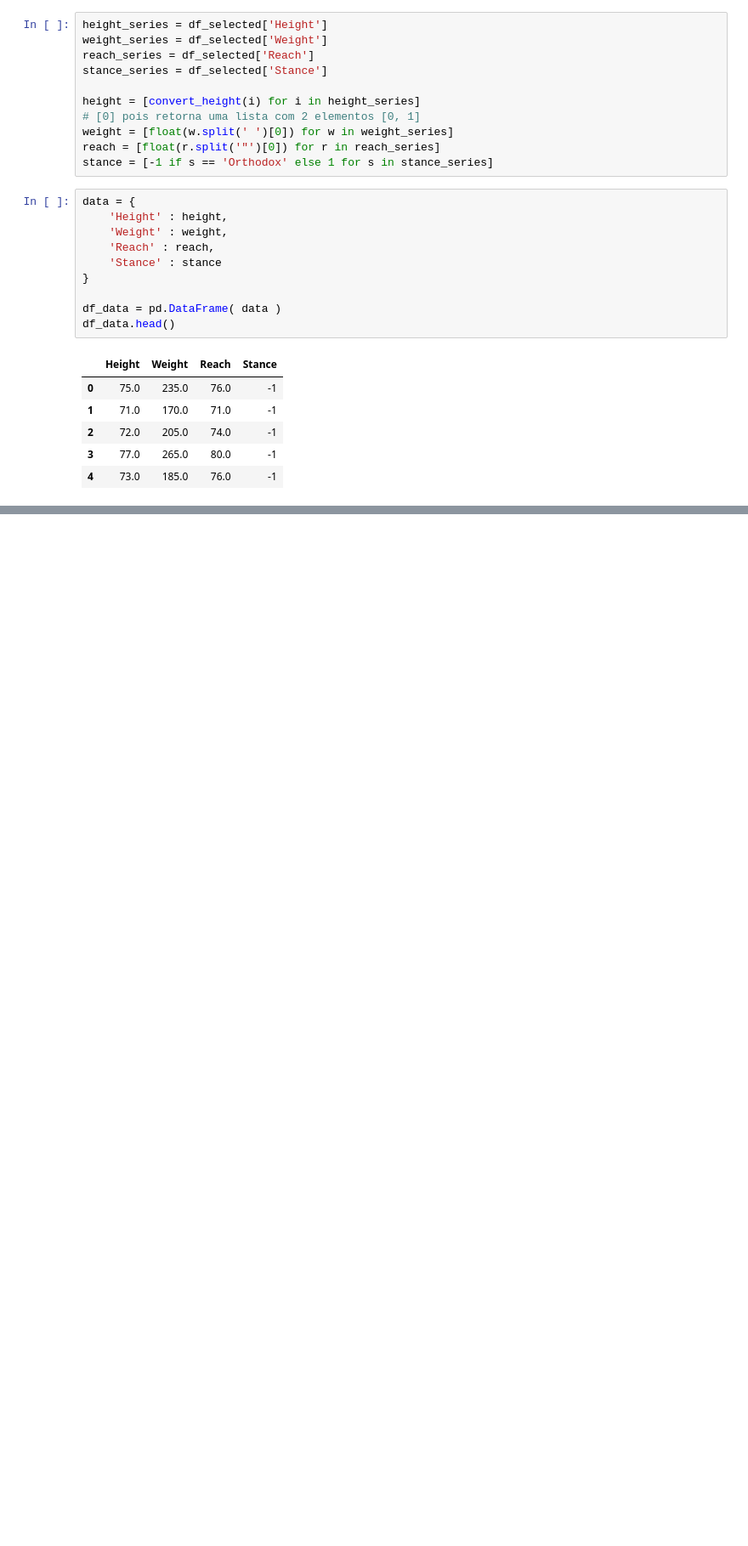
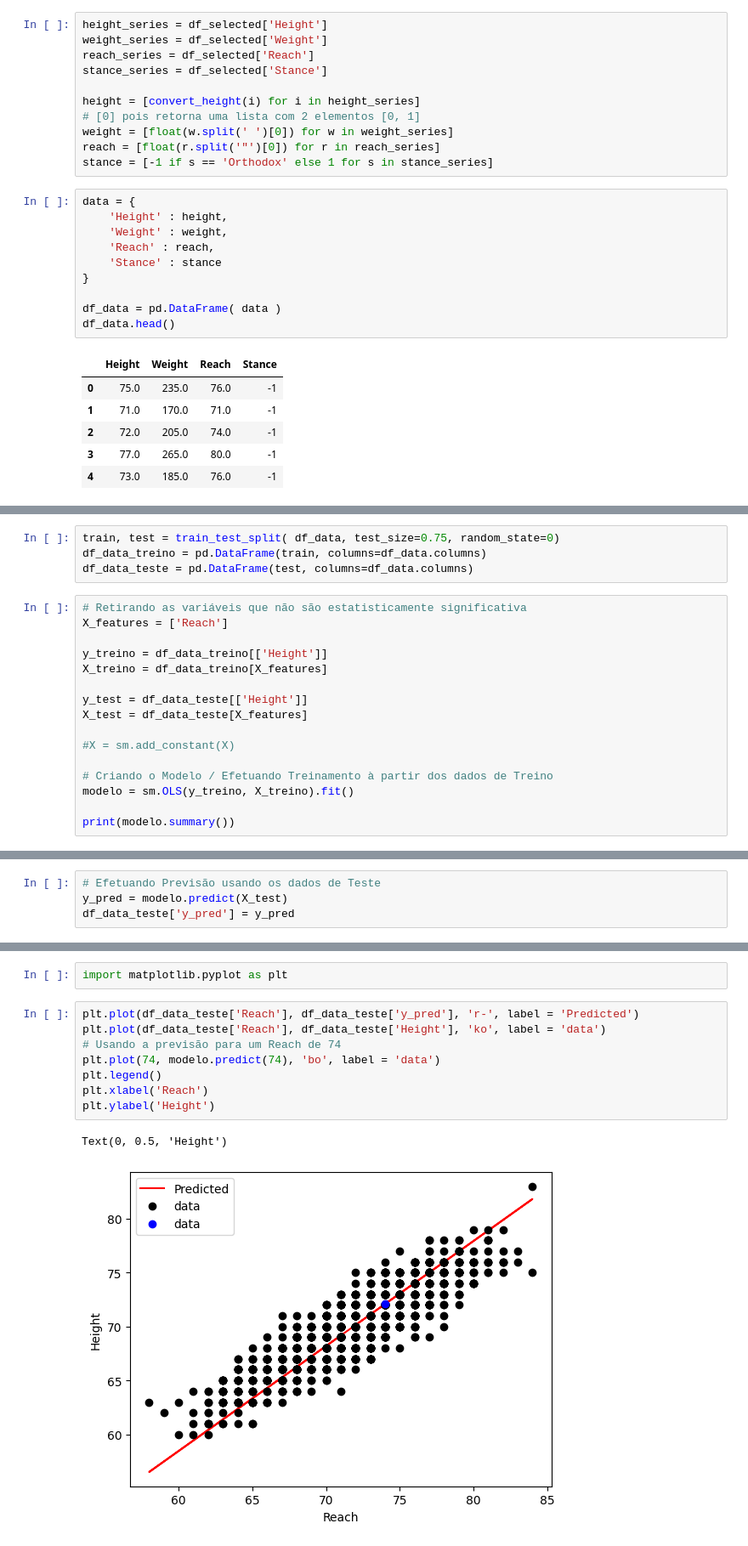
Before and after one commit to MaxVieiraSantiago/Machine-Learning-Algorithms, a Jupyter notebook: Linear Regression/Linear_Regression_05.ipynb, the cells around one changed output, grey strips where cells are left out. Shown at 85% size. Saved outputs shown, nothing was run; the diff lists cells and outputs as text; blank space fills up the shorter version.

```diff
--- a/Linear Regression/Linear_Regression_05.ipynb
+++ b/Linear Regression/Linear_Regression_05.ipynb
@@ -72,0 +139,20 @@ df_data.head()
+# %%
+train, test = train_test_split( df_data, test_size=0.75, random_state=0)
+df_data_treino = pd.DataFrame(train, columns=df_data.columns)
+df_data_teste = pd.DataFrame(test, columns=df_data.columns)
+# %%
+# Retirando as variáveis que não são estatisticamente significativa
+X_features = ['Reach']
+
+y_treino = df_data_treino[['Height']]
+X_treino = df_data_treino[X_features]
+
+y_test = df_data_teste[['Height']]
+X_test = df_data_teste[X_features]
+
+#X = sm.add_constant(X)
+
+# Criando o Modelo / Efetuando Treinamento à partir dos dados de Treino
+modelo = sm.OLS(y_treino, X_treino).fit()
+
+print(modelo.summary())
@@ -72,0 +177,4 @@ df_data.head()
+# %%
+# Efetuando Previsão usando os dados de Teste
+y_pred = modelo.predict(X_test)
+df_data_teste['y_pred'] = y_pred
@@ -72,0 +207,13 @@ df_data.head()
+# %%
+import matplotlib.pyplot as plt
+# %%
+plt.plot(df_data_teste['Reach'], df_data_teste['y_pred'], 'r-', label = 'Predicted')
+plt.plot(df_data_teste['Reach'], df_data_teste['Height'], 'ko', label = 'data')
+# Usando a previsão para um Reach de 74
+plt.plot(74, modelo.predict(74), 'bo', label = 'data')
+plt.legend()
+plt.xlabel('Reach')
+plt.ylabel('Height')
+# %% [output]
+Text(0, 0.5, 'Height')
+[figure, added]
```
Also changed, not shown: parts of 24 cells of this notebook.
